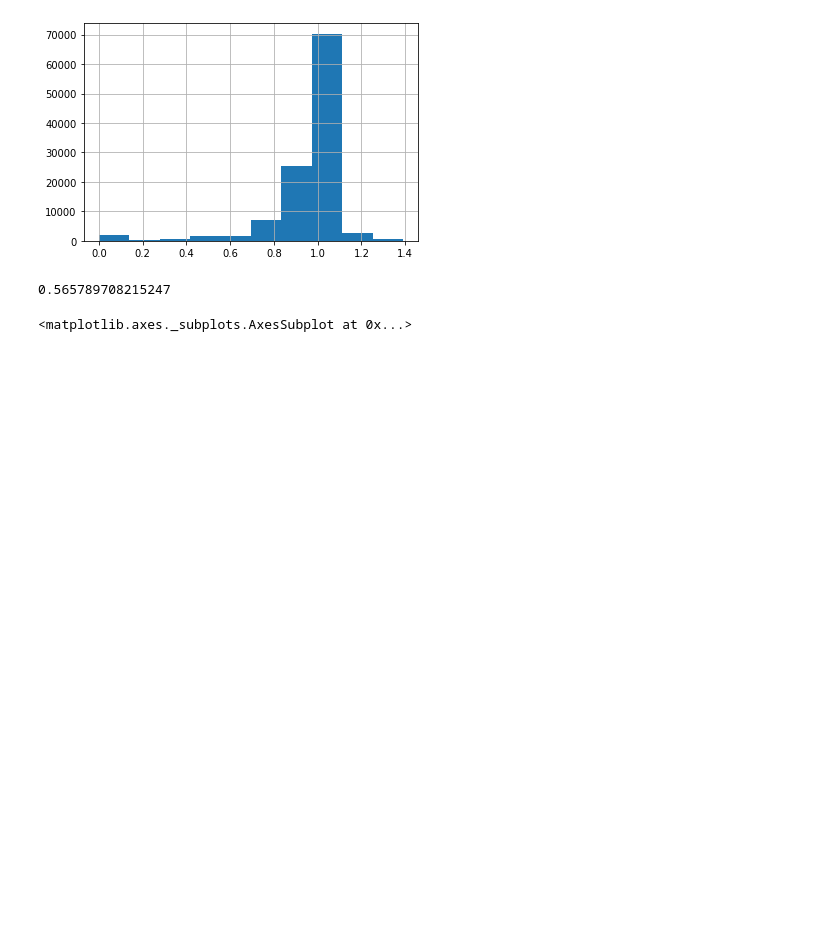
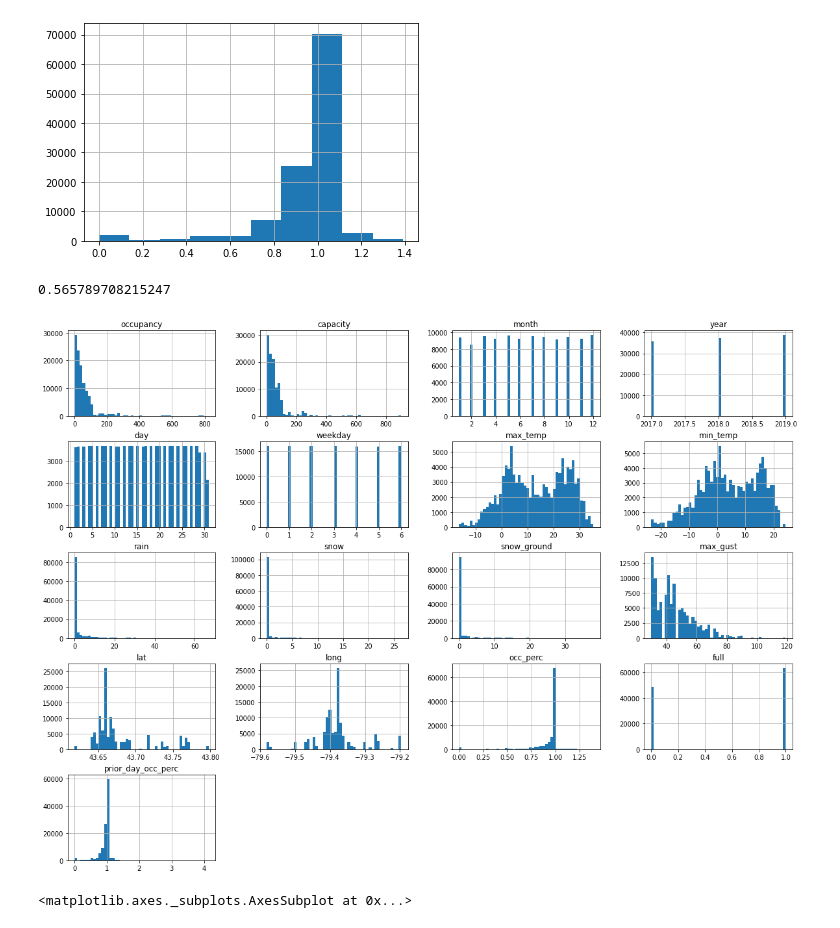
Before and after one commit to lowry777/3253-Project_Group-18, a Jupyter notebook: Group18_3253_Project-Toronto_Shelter_Occupancy.ipynb, the cells around one changed output. Saved outputs shown, nothing was run; the diff lists cells and outputs as text; code cells hidden in the pictures; blank space fills up the shorter version.

```diff
--- a/Group18_3253_Project-Toronto_Shelter_Occupancy.ipynb
+++ b/Group18_3253_Project-Toronto_Shelter_Occupancy.ipynb
@@ -319,6 +317,11 @@ df.occ_perc.hist()
 df.full.mean()
 # %% [output]
 0.565789708215247
+# %%
+df.hist(bins=50, figsize=(20,15))
+plt.show()
+# %% [output]
+[figure, added]
 # %%
 df.groupby('program').occ_perc.mean().sort_values(ascending=True).plot.barh(figsize=(15,30))
 # %% [output]
```
Also changed, not shown: parts of 40 cells of this notebook.
